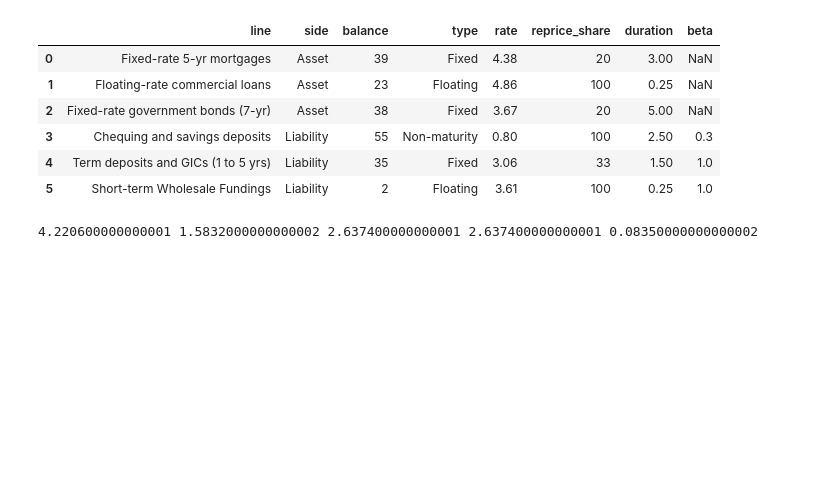
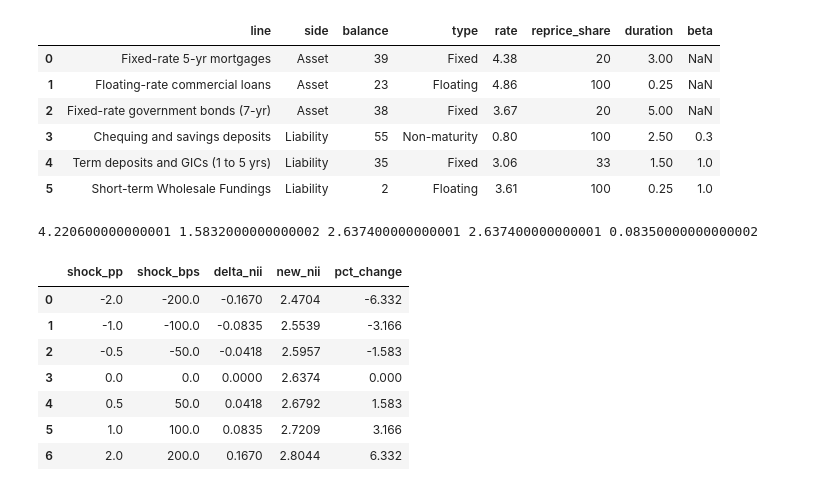
Before and after one commit to ritzsaha/bank-rate-risk-model, a Jupyter notebook: notebooks/02_nii_engine.ipynb, the cells around one changed output. Drawn from its saved outputs; the diff is of its cells as text; code cells hidden in the pictures; blank space fills up the shorter version.

```diff
--- a/notebooks/02_nii_engine.ipynb
+++ b/notebooks/02_nii_engine.ipynb
@@ -35,3 +35,24 @@ from src.alm import *
 print(interest_income(bs), interest_expense(bs), nii(bs), nim(bs), delta_nii(bs, 1))
 # %% [output]
 4.220600000000001 1.5832000000000002 2.637400000000001 2.637400000000001 0.08350000000000002
+# %%
+import matplotlib.pyplot as plt
+from src.alm import delta_nii, nii
+
+shocks = [-2, -1, -0.5, 0, 0.5, 1, 2]
+
+scenarios = pd.DataFrame({"shock_pp": shocks})
+scenarios["shock_bps"] = scenarios["shock_pp"] * 100
+scenarios["delta_nii"] = [delta_nii(bs, s) for s in shocks]
+scenarios["new_nii"] = [nii(bs) + delta_nii(bs, s) for s in shocks]
+scenarios["pct_change"] = scenarios["delta_nii"] / nii(bs) * 100
+scenarios.round(4)
+# %% [output]
+|  | shock_pp | shock_bps | delta_nii | new_nii | pct_change |
+| 0 | -2.0 | -200.0 | -0.1670 | 2.4704 | -6.332 |
+| 1 | -1.0 | -100.0 | -0.0835 | 2.5539 | -3.166 |
+| 2 | -0.5 | -50.0 | -0.0418 | 2.5957 | -1.583 |
+| 3 | 0.0 | 0.0 | 0.0000 | 2.6374 | 0.000 |
+| 4 | 0.5 | 50.0 | 0.0418 | 2.6792 | 1.583 |
+| 5 | 1.0 | 100.0 | 0.0835 | 2.7209 | 3.166 |
+| 6 | 2.0 | 200.0 | 0.1670 | 2.8044 | 6.332 |
```
Also changed, not shown: parts of 1 cell of this notebook, 3 other files.
